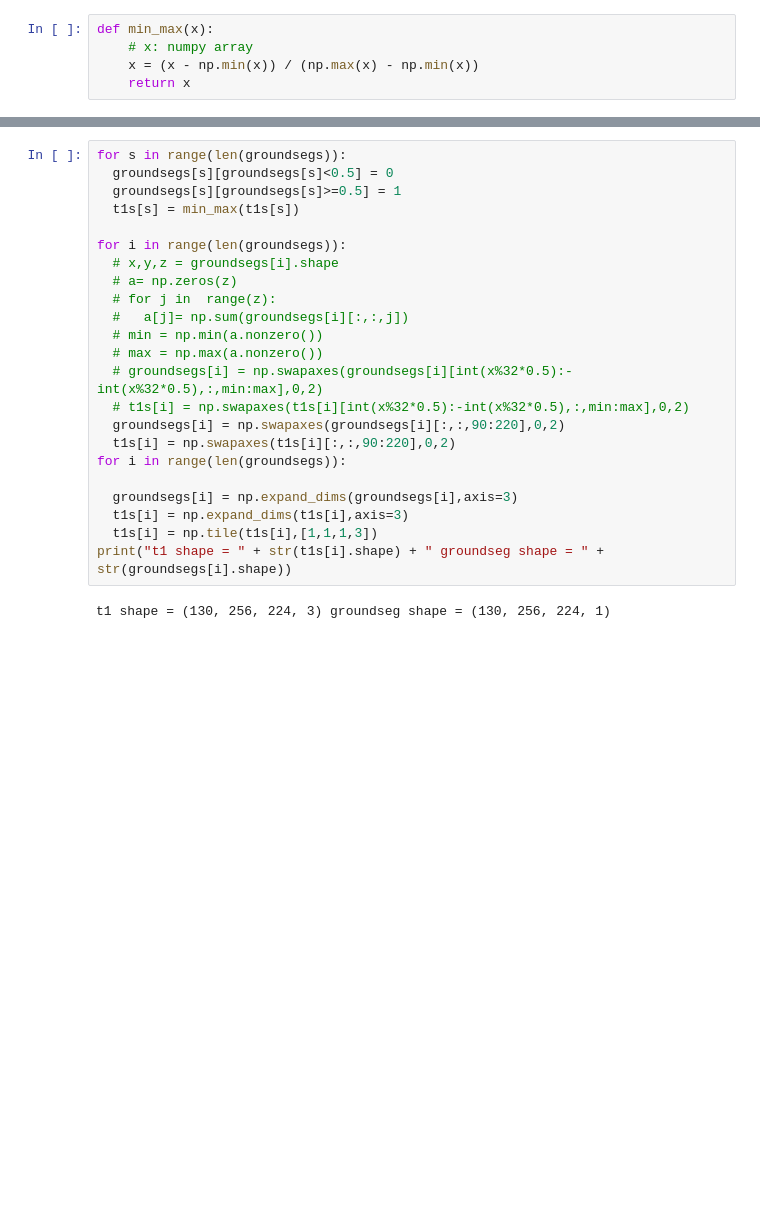
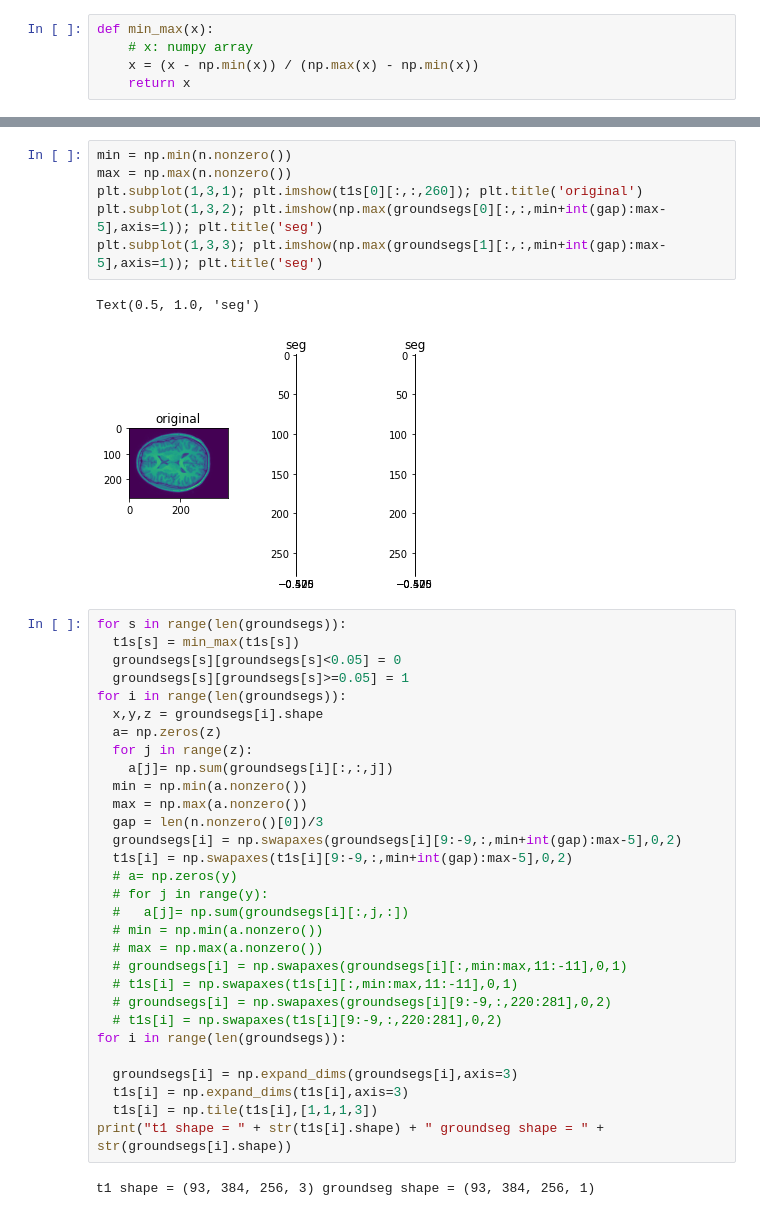
Before and after one commit to Malaaaa/final, a Jupyter notebook: art.ipynb, the cells around one changed output, grey strips where cells are left out. Drawn from its saved outputs; the diff is of its cells as text; blank space fills up the shorter version.

```diff
--- a/art.ipynb
+++ b/art.ipynb
@@ -78,20 +123,36 @@ t1s shape = (224, 256, 256) groundsegs shape = (224, 256, 256)
+# %%
+min = np.min(n.nonzero())
+max = np.max(n.nonzero())
+plt.subplot(1,3,1); plt.imshow(t1s[0][:,:,260]); plt.title('original')
+plt.subplot(1,3,2); plt.imshow(np.max(groundsegs[0][:,:,min+int(gap):max-5],axis=1)); plt.title('seg')
+plt.subplot(1,3,3); plt.imshow(np.max(groundsegs[1][:,:,min+int(gap):max-5],axis=1)); plt.title('seg')
+# %% [output]
+Text(0.5, 1.0, 'seg')
+[figure, added]
 # %%
 for s in range(len(groundsegs)):
-  groundsegs[s][groundsegs[s]<0.5] = 0
-  groundsegs[s][groundsegs[s]>=0.5] = 1
   t1s[s] = min_max(t1s[s])
-
+  groundsegs[s][groundsegs[s]<0.05] = 0
+  groundsegs[s][groundsegs[s]>=0.05] = 1
 for i in range(len(groundsegs)):
-  # x,y,z = groundsegs[i].shape
-  # a= np.zeros(z)
-  # for j in  range(z):
-  #   a[j]= np.sum(groundsegs[i][:,:,j])
+  x,y,z = groundsegs[i].shape
+  a= np.zeros(z)
+  for j in range(z):
+    a[j]= np.sum(groundsegs[i][:,:,j])
+  min = np.min(a.nonzero())
+  max = np.max(a.nonzero())
+  gap = len(n.nonzero()[0])/3
+  groundsegs[i] = np.swapaxes(groundsegs[i][9:-9,:,min+int(gap):max-5],0,2)
+  t1s[i] = np.swapaxes(t1s[i][9:-9,:,min+int(gap):max-5],0,2)
+  # a= np.zeros(y)
+  # for j in range(y):
+  #   a[j]= np.sum(groundsegs[i][:,j,:])
   # min = np.min(a.nonzero())
   # max = np.max(a.nonzero())
-  # groundsegs[i] = np.swapaxes(groundsegs[i][int(x%32*0.5):-int(x%32*0.5),:,min:max],0,2)
-  # t1s[i] = np.swapaxes(t1s[i][int(x%32*0.5):-int(x%32*0.5),:,min:max],0,2)
-  groundsegs[i] = np.swapaxes(groundsegs[i][:,:,90:220],0,2)
-  t1s[i] = np.swapaxes(t1s[i][:,:,90:220],0,2)
+  # groundsegs[i] = np.swapaxes(groundsegs[i][:,min:max,11:-11],0,1)
+  # t1s[i] = np.swapaxes(t1s[i][:,min:max,11:-11],0,1)
+  # groundsegs[i] = np.swapaxes(groundsegs[i][9:-9,:,220:281],0,2)
+  # t1s[i] = np.swapaxes(t1s[i][9:-9,:,220:281],0,2)
 for i in range(len(groundsegs)):
 
   groundsegs[i] = np.expand_dims(groundsegs[i],axis=3)
@@ -99,6 +160,6 @@ for i in range(len(groundsegs)):
   t1s[i] = np.tile(t1s[i],[1,1,1,3])
 print("t1 shape = " + str(t1s[i].shape) + " groundseg shape = " + str(groundsegs[i].shape))
 # %% [output]
-t1 shape = (130, 256, 224, 3) groundseg shape = (130, 256, 224, 1)
+t1 shape = (93, 384, 256, 3) groundseg shape = (93, 384, 256, 1)
 # %%
 plt.subplot(1,3,1); plt.imshow(np.max(groundsegs[0][:,:,:,0],axis=0)); plt.title('original')
```
Also changed, not shown: parts of 32 cells of this notebook.
